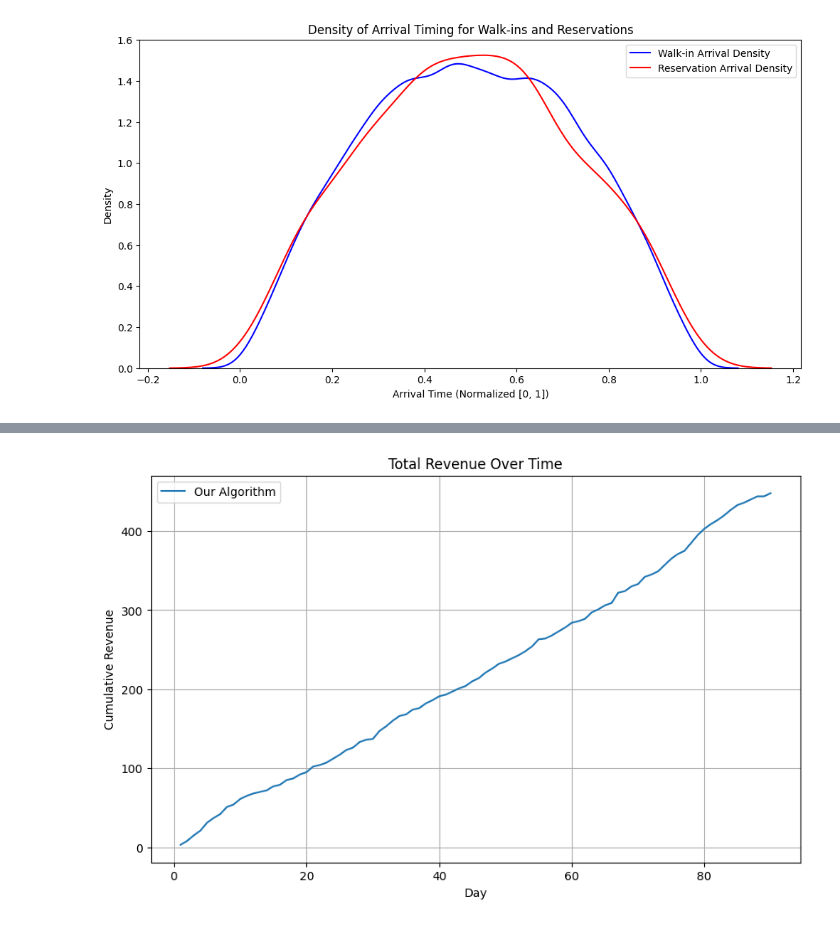
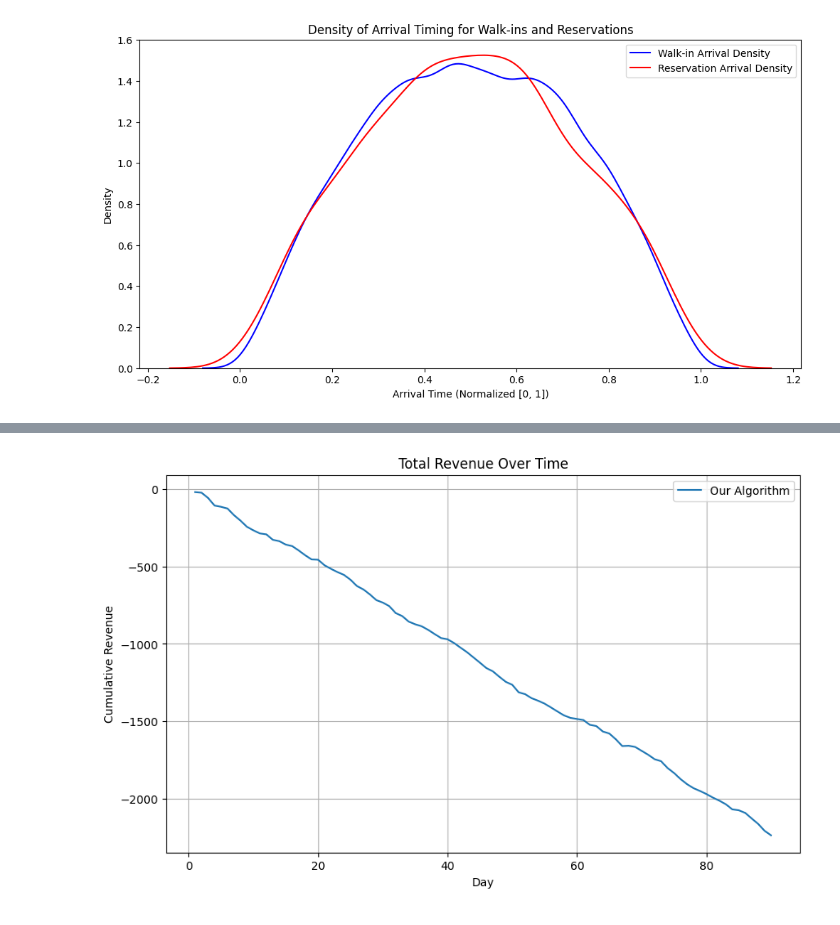
Before and after one commit to Archer222arc/overbooking, a Jupyter notebook: data_augment.ipynb, the cells around one changed output, grey strips where cells are left out. Saved outputs shown, nothing was run; the diff lists cells and outputs as text; code cells hidden in the pictures.

```diff
--- a/data_augment.ipynb
+++ b/data_augment.ipynb
@@ -588,12 +589,13 @@ import matplotlib.pyplot as plt
 # Parameters
 T = 90  # Total number of days
 C = 33  # Total number of rooms
-iota = np.log(C * T)  # Iota calculation
+# iota = np.log(C * T)  # Iota calculation
+iota = 0
 p = 1 / 3  # Probability to cancel before check-in
 p_0 = 1 / 10  # Probability to cancel on check-in day
 q = 1 / 2  # Occupancy duration probability
 alpha = 2  # Alpha parameter in check-in stage
-mean_walkins_per_day = 5  # Mean number of walk-ins per day
+mean_walkins_per_day = 50  # Mean number of walk-ins per day
 t_0 = 0.5  # Confirmation call timing (e.g., halfway through the day)
 simulation_days = T  # Total days to simulate
 r = 1  # Reward per occupied room per day
@@ -767,34 +769,34 @@ def checkin_stage(reservations_df, rooms_state):
                     # Accept walk-in
                     rooms_occupied[k] += 1
                     day_revenue += r
                     walkin_index += 1
                 # Reject remaining walk-ins
                 remaining_walkins = len(walkin_times) - walkin_index
                 day_revenue -= l * remaining_walkins
                 break  # Rooms are full or no more walk-ins
             t += 0.01  # Move time forward to prevent infinite loop
 
         cumulative_revenue += day_revenue
         total_revenue.append({'Day': k, 'Revenue': cumulative_revenue})
 
     revenue_df = pd.DataFrame(total_revenue)
     return revenue_df
 
 # Run the simulation
 reservations_df, rooms_state = reservation_stage()
 revenue_df = checkin_stage(reservations_df, rooms_state)
 
 # Plot the cumulative revenue over time
 plt.figure(figsize=(10, 6))
 plt.plot(revenue_df['Day'], revenue_df['Revenue'], label='Our Algorithm')
 plt.title('Total Revenue Over Time')
 plt.xlabel('Day')
 plt.ylabel('Cumulative Revenue')
 plt.legend()
 plt.grid(True)
 plt.show()
 # %% [output]
-[figure, old version]
+[figure, new version]
 # %%
 import numpy as np
 import pandas as pd
```
Also changed, not shown: parts of 2 cells of this notebook, 26 other files.
